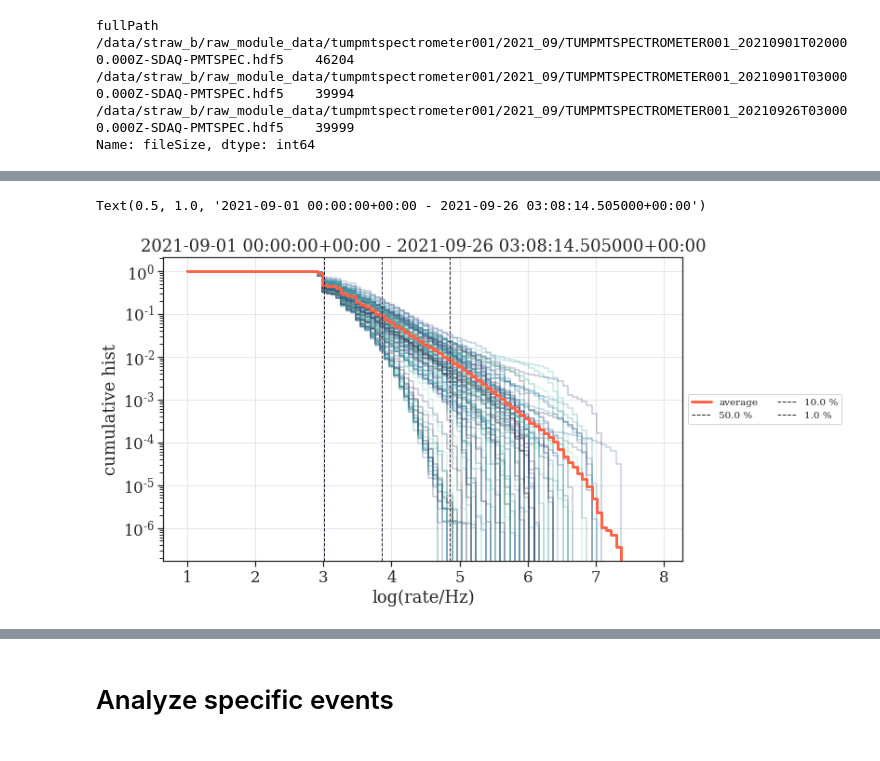
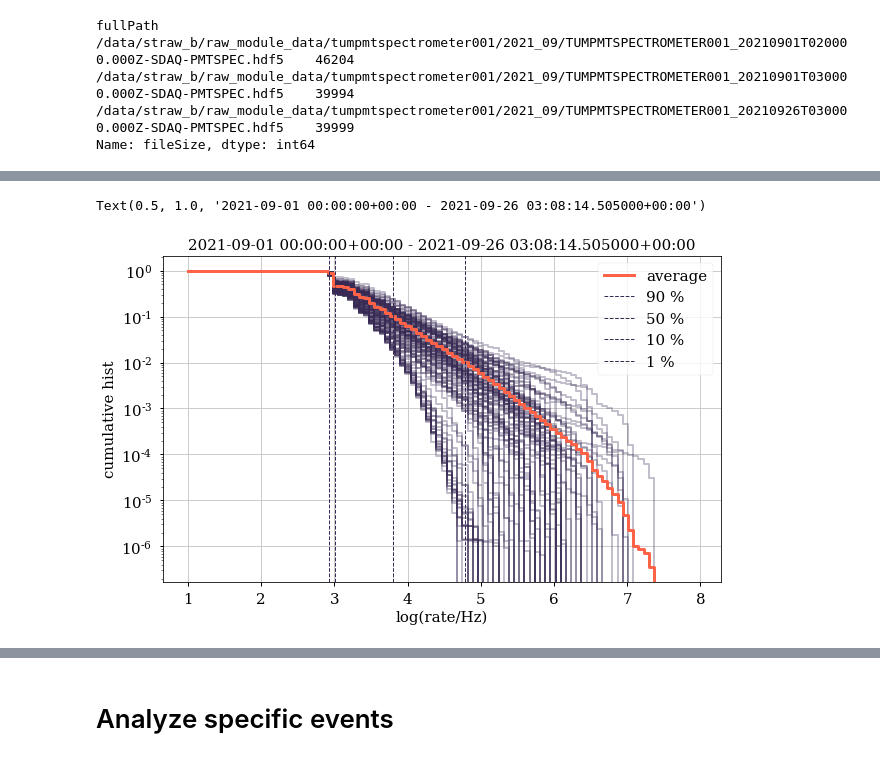
Before and after one commit to pone-software/strawb_package, a Jupyter notebook: examples/analysis_pmtspec.ipynb, the cells around one changed output, grey strips where cells are left out. Saved outputs shown, nothing was run; the diff lists cells and outputs as text; code cells hidden in the pictures.

Commit message:
small updates on rate percentiles

```diff
--- a/examples/analysis_pmtspec.ipynb
+++ b/examples/analysis_pmtspec.ipynb
@@ -41,3 +18,8 @@ sns.set_palette("mako")
+# %%
+matplotlib = sns.mpl
+plt = matplotlib.pyplot
+plt.style.use("../no_git/style.mplstyle")
+colorlist = plt.rcParams['axes.prop_cycle'].by_key()['color']
 # %% [markdown]
 # Setup
 # %%
@@ -65,8 +47,6 @@ mask &= db.dataframe.dateFrom >= pd.Timestamp(np.datetime64(timestamp, "h"), tz=
 mask &= db.dataframe.dateFrom < pd.Timestamp(
     np.datetime64(timestamp, "h"), tz="UTC"
 ) + np.timedelta64(5, "D")
-# %%
-db.dataframe["file_ok"] = "None"
 # %%
 ### see which files are synced
 np.count_nonzero(db.dataframe[mask].synced), len(db.dataframe[mask])
@@ -128,6 +137,8 @@ mask &= db.dataframe.measurement_type.isnull() | (
 mask &= db.dataframe.synced
 # load PMTSpec
 for i, row in db.dataframe[mask].iterrows():
+    if row.file_ok == "corrupt" or row.file_ok == "empty":
+        continue
     try:
         ## get the PMT data and its meta data (channel no. etc)
         pmt_specs_timeseries = strawb.sensors.PMTSpec(row.filename)
@@ -152,6 +163,7 @@ for i, row in db.dataframe[mask].iterrows():
     bins = np.linspace(1, 8, 100)
     h, ed = np.histogram(np.log10(selection[selection > 0]), bins=bins)
     ## ... and a histogram weighted with the size of the time intervals
+    ## TODO: add ZERO underflow bin
     hw, _ = np.histogram(
         np.log10(selection[selection > 0]),
         bins=bins,
@@ -163,9 +175,12 @@ for i, row in db.dataframe[mask].iterrows():
             "weighted_rate_hist": hw,
             "rate_bins": ed,
             "zero_counts": np.count_nonzero(selection == 0),
-            "timestamp": row.dateFrom,
+            "timestamp": pd.Timestamp(row.dateFrom),
         }
     )
     db.dataframe.loc[i, "file_ok"] = "ok"
 good_trb_series = pd.DataFrame(good_trb_series)
 db.save_db()
+good_trb_series.to_pickle(
+    "/data/straw_b/processed_data/pmtspectrometer001/dataframes/20210901_good_trb_series.pickle"
+)
@@ -188,4 +199,5 @@ Name: fileSize, dtype: int64
 # %%
+## total rates, cumulative rates, per hour
 plt.figure(1, figsize=(10, 6))
 plt.figure(2, figsize=(10, 6))
 plt.figure(3, figsize=(10, 6))
@@ -195,36 +207,48 @@ for _, trb in good_trb_series.iterrows():
     plt.figure(1)
     cs = np.cumsum(trb.rate_hist[::-1]).astype(float)
     cs /= cs[-1]
-    p = plt.plot(trb.rate_bins[:-1], cs[::-1], ds="steps-pre",
-    #, label=trb.timestamp)
-    alpha=0.3)
+    plt.plot(
+        trb.rate_bins[:-1],
+        cs[::-1],
+        ds="steps-pre",
+        # , label=trb.timestamp)
+        alpha=0.3,
+        color=colorlist[0]
+    )
 
     plt.figure(2)
     cs = np.cumsum(trb.weighted_rate_hist[::-1]).astype(float)
     cs /= cs[-1]
-    p = plt.plot(trb.rate_bins[:-1], cs[::-1], ds="steps-pre",
-    #, label=trb.timestamp)
-    alpha=0.3)
+    plt.plot(
+        trb.rate_bins[:-1],
+        cs[::-1],
+        ds="steps-pre",
+        # , label=trb.timestamp)
+        alpha=0.3,
+        color=colorlist[0]
+    )
 
     plt.figure(3)
     plt.plot(
         trb.rate_bins[:-1],
         trb.rate_hist,
-        #label=timestamp,
-        color=p[0].get_color(),
+        # label=timestamp,
+        color=colorlist[0],
         ds="steps",
+        alpha=0.3
     )
-    #plt.scatter(-0.5 + 0.1 * _, trb.zero_counts, color=p[0].get_color())
+    # plt.scatter(-0.5 + 0.1 * _, trb.zero_counts, color=p[0].get_color())
 
     plt.figure(4)
     plt.plot(
         trb.rate_bins[:-1],
         trb.weighted_rate_hist,
-        #label=timestamp,
-        color=p[0].get_color(),
+        # label=timestamp,
+        color=colorlist[0],
         ds="steps",
+        alpha=0.3
     )
-    #plt.scatter(-0.5 + 0.1 * _, trb.zero_counts, color=p[0].get_color())
+    # plt.scatter(-0.5 + 0.1 * _, trb.zero_counts, color=p[0].get_color())
 
 rate_sum = good_trb_series.rate_hist.sum()
 weighted_rate_sum = good_trb_series.weighted_rate_hist.sum()
@@ -244,21 +268,26 @@ p = plt.plot(
     trb.rate_bins[:-1], wcs[::-1], ds="steps-pre", label="average", color="tomato", lw=3
 )
 
-quantiles = [0.5, 0.1, 0.01]
+quantiles = [0.9, 0.5, 0.1, 0.01]
 for q in quantiles:
     mids = (trb.rate_bins[:-1] + trb.rate_bins[1:]) * 0.5
+    mask = cs[::-1] >= q
+    x1 = mids[mask][-2]; x2 = mids[mask][-1]
+    y1 = cs[::-1][mask][-1]; y2 = cs[::-1][~mask][0]
+    thresh = np.interp(q, [y2, y1], [x2, x1])
+    plt.figure(1)
+    plt.axvline(thresh, label=f"{int(q*100)} %", ls="--", lw=1)
+    plt.figure(3)
+    plt.axvline(thresh, label=f"{int(q*100)} %", ls="--", lw=1)
 
-    thresh = mids[cs[::-1] >= q][-1]
-    plt.figure(1)
-    plt.axvline(thresh, label=f"{q*100} %", ls="--", lw=1)
-    plt.figure(3)
-    plt.axvline(thresh, label=f"{q*100} %", ls="--", lw=1)
-
-    thresh = mids[wcs[::-1] >= q][-1]
+    mask = wcs[::-1] >= q
+    x1 = mids[mask][-2]; x2 = mids[mask][-1]
+    y1 = wcs[::-1][mask][-1]; y2 = wcs[::-1][~mask][0]
+    thresh = np.interp(q, [y2, y1], [x2, x1])
     plt.figure(2)
-    plt.axvline(thresh, label=f"{q*100} %", ls="--", lw=1)
+    plt.axvline(thresh, label=f"{int(q*100)} %", ls="--", lw=1)
     plt.figure(4)
-    plt.axvline(thresh, label=f"{q*100} %", ls="--", lw=1)
+    plt.axvline(thresh, label=f"{int(q*100)} %", ls="--", lw=1)
 
 plt.figure(3)
 plt.plot(
@@ -268,7 +297,7 @@ plt.plot(
     color=p[0].get_color(),
     ds="steps",
 )
-#plt.scatter(-0.5 + 0.1 * (_ + 1), trb.zero_counts, color="tomato")
+# plt.scatter(-0.5 + 0.1 * (_ + 1), trb.zero_counts, color="tomato")
 
 plt.figure(4)
 plt.plot(
@@ -279,35 +308,39 @@ plt.plot(
     ds="steps",
 )
 # plt.scatter(-0.5 + 0.1 * (_ + 1), trb.zero_counts, color="tomato")
 
 
 plt.figure(1)
 plt.ylabel("cumulative hist")
 plt.xlabel("log(rate/Hz)")
-plt.legend(loc="center left", bbox_to_anchor=(1, 0.5), fontsize="xx-small", ncol=2)
+plt.legend(loc=1, ncol=1)
+#plt.legend(loc="center left", bbox_to_anchor=(1, 0.5), ncol=1)
 plt.semilogy()
 plt.title(f"{good_trb_series.timestamp.min()} - {good_trb_series.timestamp.max()}")
 
 plt.figure(2)
 plt.ylabel("cumulative weighted hist")
 plt.xlabel("log(rate/Hz)")
-plt.legend(loc="center left", bbox_to_anchor=(1, 0.5), fontsize="xx-small", ncol=2)
+plt.legend(loc=1, ncol=1)
+#plt.legend(loc="center left", bbox_to_anchor=(1, 0.5), ncol=1)
 plt.semilogy()
 plt.title(f"{good_trb_series.timestamp.min()} - {good_trb_series.timestamp.max()}")
 
 plt.figure(3)
 plt.ylabel("# hist")
 plt.xlabel("log(rate/Hz)")
-plt.legend(loc="center left", bbox_to_anchor=(1, 0.5), fontsize="xx-small", ncol=2)
+plt.legend(loc=1, ncol=1)
+#plt.legend(loc="center left", bbox_to_anchor=(1, 0.5), ncol=1)
 plt.semilogy()
 plt.title(f"{good_trb_series.timestamp.min()} - {good_trb_series.timestamp.max()}")
 
 plt.figure(4)
 plt.ylabel("# weighted hist")
 plt.xlabel("log(rate/Hz)")
-plt.legend(loc="center left", bbox_to_anchor=(1, 0.5), fontsize="xx-small", ncol=2)
+plt.legend(loc=1, ncol=1)
+#plt.legend(loc="center left", bbox_to_anchor=(1, 0.5), ncol=1)
 plt.semilogy()
 plt.title(f"{good_trb_series.timestamp.min()} - {good_trb_series.timestamp.max()}")
 # %% [output]
 Text(0.5, 1.0, '2021-09-01 00:00:00+00:00 - 2021-09-26 03:08:14.505000+00:00')
-[figure, old version]
+[figure, new version]
```
Also changed, not shown: parts of 18 cells of this notebook.
